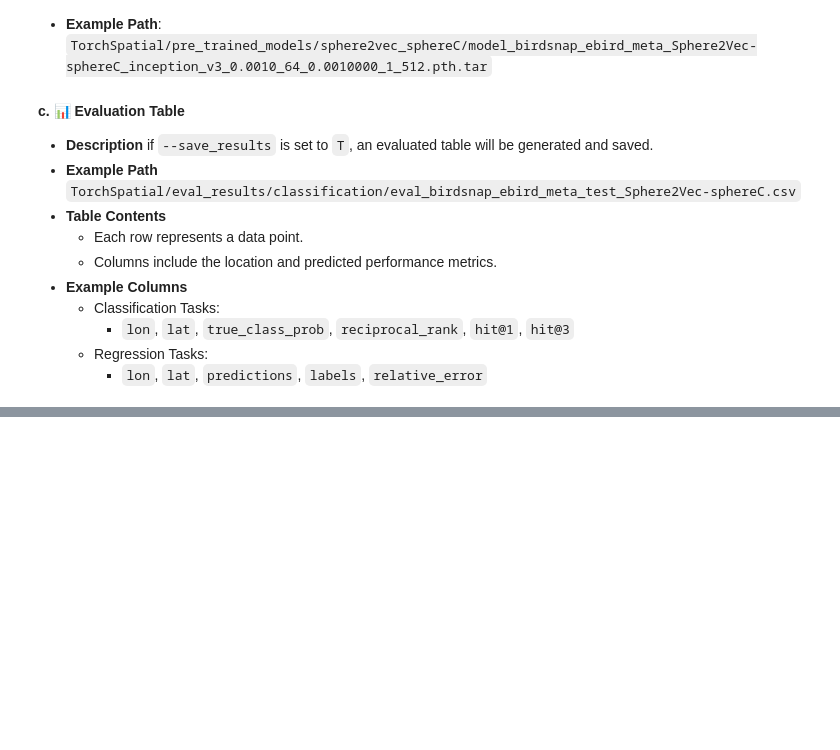
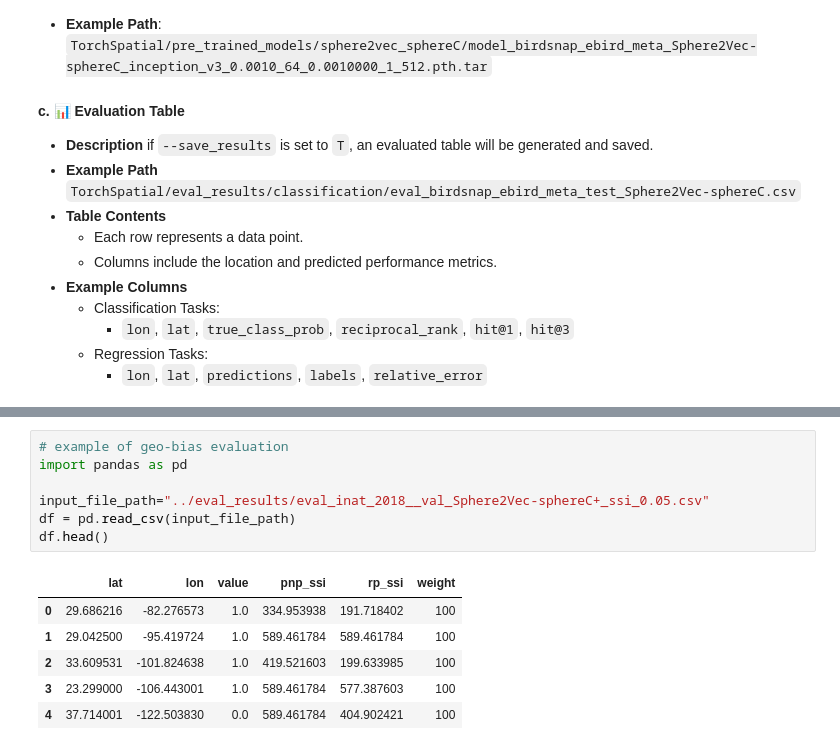
Before and after one commit to seai-lab/TorchSpatial, a Jupyter notebook: tutorial.ipynb, the cells around one changed output, grey strips where cells are left out. Drawn from its saved outputs; the diff is of its cells as text; blank space fills up the shorter version.

```diff
--- a/tutorial.ipynb
+++ b/tutorial.ipynb
@@ -286,0 +468,14 @@ python3 main.py \
+# %%
+# example of geo-bias evaluation
+import pandas as pd
+
+input_file_path="../eval_results/eval_inat_2018__val_Sphere2Vec-sphereC+_ssi_0.05.csv"
+df = pd.read_csv(input_file_path)
+df.head()
+# %% [output]
+|  | lat | lon | value | pnp_ssi | rp_ssi | weight |
+| 0 | 29.686216 | -82.276573 | 1.0 | 334.953938 | 191.718402 | 100 |
+| 1 | 29.042500 | -95.419724 | 1.0 | 589.461784 | 589.461784 | 100 |
+| 2 | 33.609531 | -101.824638 | 1.0 | 419.521603 | 199.633985 | 100 |
+| 3 | 23.299000 | -106.443001 | 1.0 | 589.461784 | 577.387603 | 100 |
+| 4 | 37.714001 | -122.503830 | 0.0 | 589.461784 | 404.902421 | 100 |
```
Also changed, not shown: parts of 20 cells of this notebook, 2 other files.
